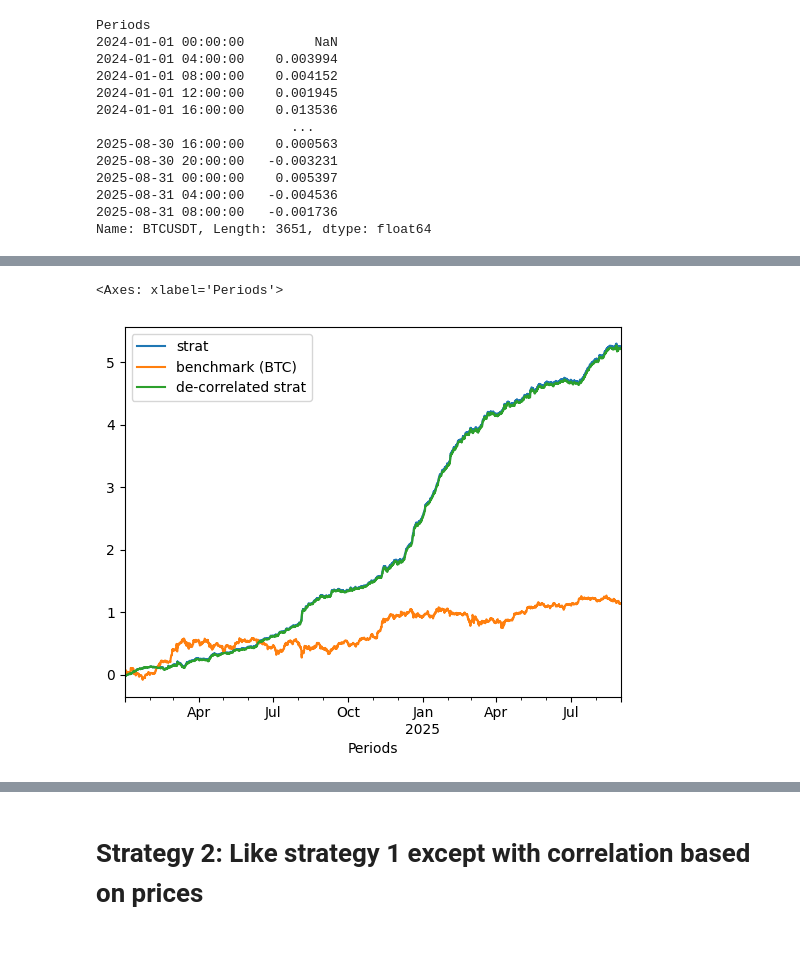
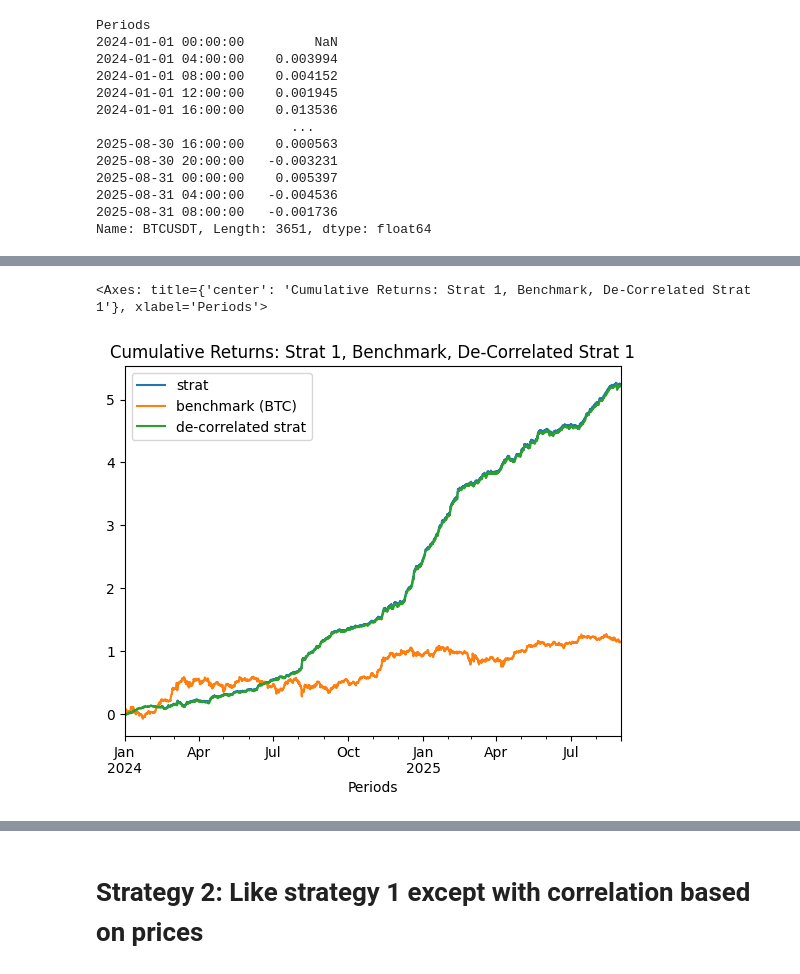
Before and after one commit to wbchristerson/crypto-strategies, a Jupyter notebook: correlation.ipynb, the cells around one changed output, grey strips where cells are left out. Drawn from its saved outputs; the diff is of its cells as text; code cells hidden in the pictures; blank space fills up the shorter version.

```diff
--- a/correlation.ipynb
+++ b/correlation.ipynb
@@ -170 +134,9 @@ coins_to_top_corr_coins_by_ret
+# %%
+from datetime import datetime
+
+ret = px / px.shift() - 1
+t = datetime(2024, 1, 1, 0, 0)
+ret_train_data, ret_test_data = get_train_test_data(ret, t)
+# %%
+coins_to_top_corr_coins_by_ret = get_coins_to_top_corr_coins(ret_train_data)
 # %%
@@ -247,18 +145,12 @@ coins_to_look_back_reg_params
 # %%
-raw_reg_signal = pd.DataFrame(index=test_data.index)
+raw_reg_signal = pd.DataFrame(index=ret_test_data.index)
 raw_reg_signal.index.names = ['Periods']
 
-# coin = 'BTCUSDT'
-# reg_ret = test_data[coins_to_top_corr_coins_by_ret[coin]].shift() * coins_to_look_back_reg_params[coin]['beta']
-# reg_ret = reg_ret + coins_to_look_back_reg_params[coin]['alpha']
+for coin in ret_test_data.columns:
+    reg_ret = ret_test_data[coins_to_top_corr_coins_by_ret[coin]].shift() * coin_rets_to_look_back_reg_params[coin]['beta']
+    reg_ret = reg_ret + coin_rets_to_look_back_reg_params[coin]['alpha']
 
-# test_data[coin] - reg_ret
-
-for coin in test_data.columns:
-    reg_ret = test_data[coins_to_top_corr_coins_by_ret[coin]].shift() * coins_to_look_back_reg_params[coin]['beta']
-    reg_ret = reg_ret + coins_to_look_back_reg_params[coin]['alpha']
-
-    raw_reg_signal[coin] = -1 * (test_data[coin] - reg_ret)
+    raw_reg_signal[coin] = -1 * (ret_test_data[coin] - reg_ret)
 
 raw_reg_signal
 # %% [output]
@@ -384,11 +235,3 @@ Periods
 2025-08-31 04:00:00   -0.004536
 2025-08-31 08:00:00   -0.001736
 Name: BTCUSDT, Length: 3651, dtype: float64
-# %%
-from ipynb.fs.full.utility_functions import get_alpha_beta_to_asset
-
-non_na_period_net_returns = net_returns[test_btc_rets.notna()]
-non_na_period_test_btc_rets = test_btc_rets[test_btc_rets.notna()]
-
-alpha, beta = get_alpha_beta_to_asset(non_na_period_net_returns, non_na_period_test_btc_rets)
-alpha, beta
@@ -413,11 +238,13 @@ Length: 3650, dtype: float64
 # %%
+from ipynb.fs.full.utility_functions import get_de_correlated_returns
+
 df = pd.DataFrame({
     "strat": non_na_period_net_returns,
     "benchmark (BTC)": non_na_period_test_btc_rets,
-    "de-correlated strat": non_na_period_net_returns - non_na_period_test_btc_rets * beta
+    "de-correlated strat": get_de_correlated_returns(net_returns, test_btc_rets)
 })
 
-df.cumsum().plot()
+df.cumsum().plot(title = "Cumulative Returns: Strat 1, Benchmark, De-Correlated Strat 1")
 # %% [output]
-<Axes: xlabel='Periods'>
+<Axes: title={'center': 'Cumulative Returns: Strat 1, Benchmark, De-Correlated Strat 1'}, xlabel='Periods'>
-[figure, old version]
+[figure, new version]
```
Also changed, not shown: parts of 21 cells of this notebook.
